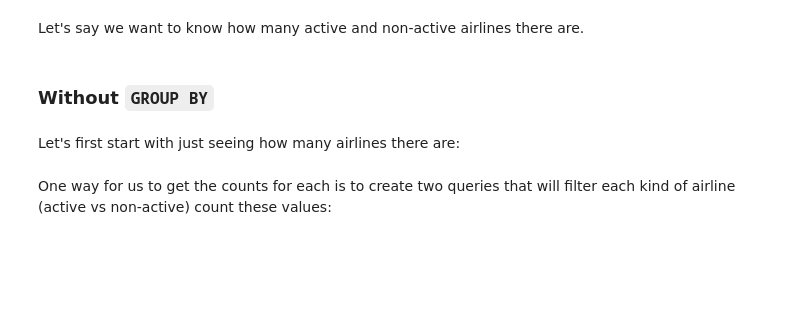
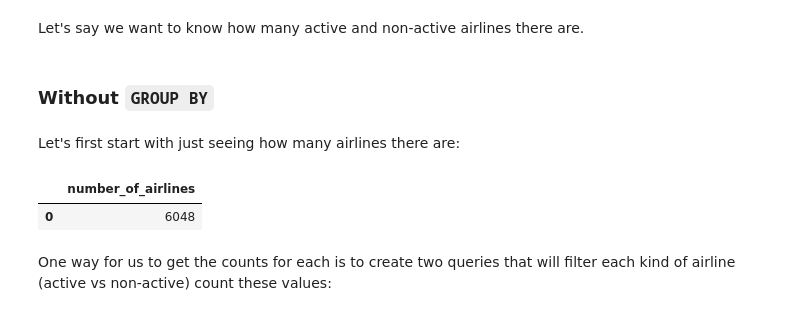
Before and after one commit to kev065/ds-sql2-nbz32, a Jupyter notebook: sql.ipynb, the cells around one changed output. Drawn from its saved outputs; the diff is of its cells as text; code cells hidden in the pictures; blank space fills up the shorter version.

```diff
--- a/sql.ipynb
+++ b/sql.ipynb
@@ -82,13 +105,16 @@ Let's first start with just seeing how many airlines there are:
 # %%
 df_results = pd.read_sql('''
     SELECT
-        -- Reminde that this counts the number of rows before the SELECT
+        -- Reminder that this counts the number of rows before the SELECT
         COUNT() AS number_of_airlines
     FROM
         airlines
 ''', conn)
 
 df_results
+# %% [output]
+|  | number_of_airlines |
+| 0 | 6048 |
 # %% [markdown]
 One way for us to get the counts for each is to create two queries that will filter each kind of airline (active vs non-active) count these values:
 # %%
```
Also changed, not shown: parts of 9 cells of this notebook.
